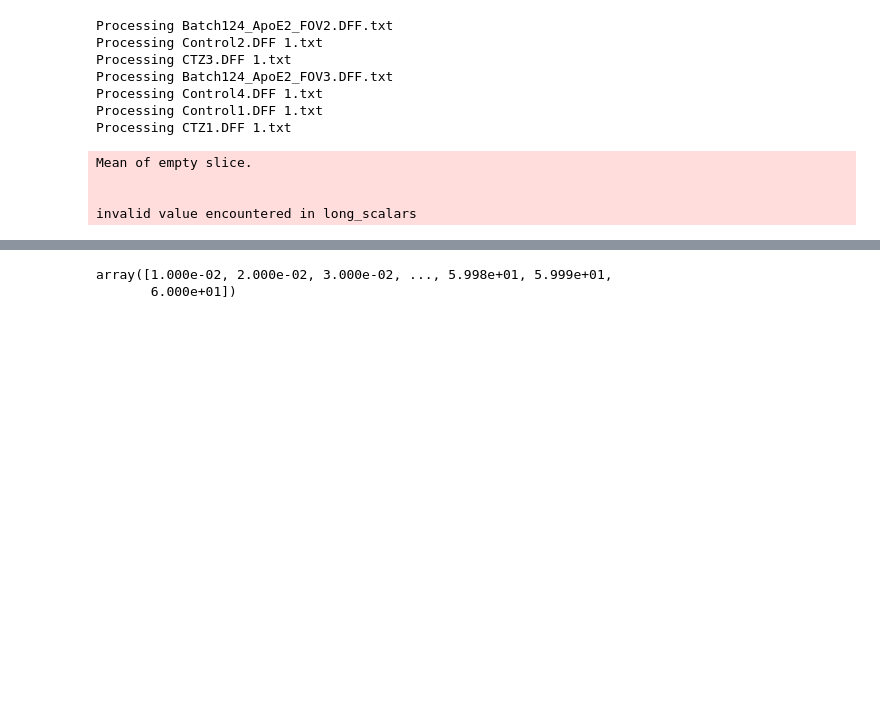
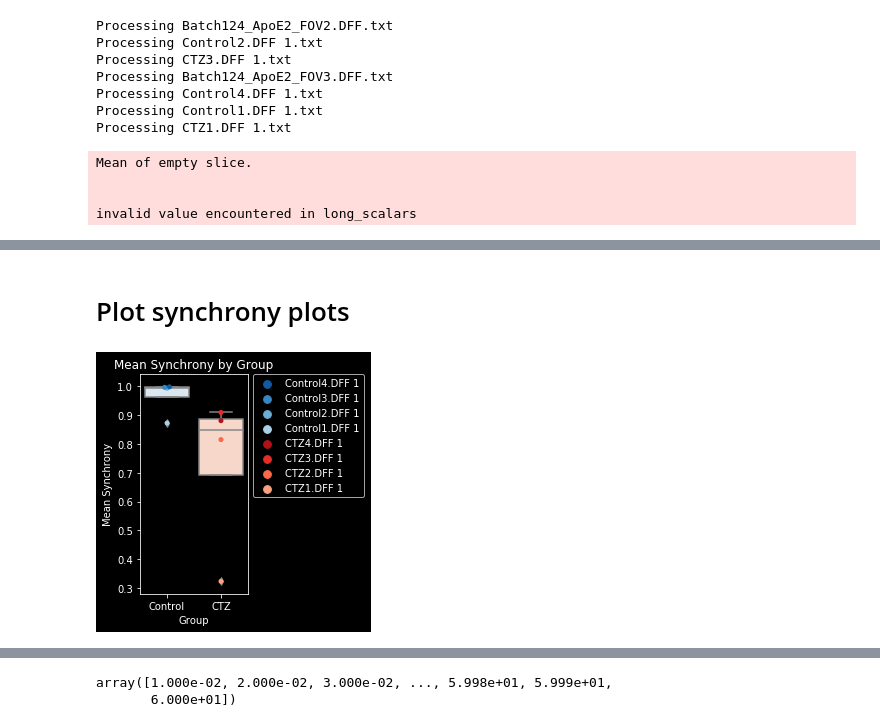
Before and after one commit to chesnov/fluorescent_peak_analysis, a Jupyter notebook: trace_feature_extract.ipynb, the cells around one changed output, grey strips where cells are left out. Drawn from its saved outputs; the diff is of its cells as text; code cells hidden in the pictures; blank space fills up the shorter version.

```diff
--- a/trace_feature_extract.ipynb
+++ b/trace_feature_extract.ipynb
@@ -386 +578,27 @@ invalid value encountered in long_scalars
+# %% [markdown]
+# Plot synchrony plots
+# %%
+#Remove all experiments that have "Batch" in the name
+experimets_synchrony_df = experimets_synchrony_df[~experimets_synchrony_df['experiment_id'].str.contains('Batch')]
+
+experimets_synchrony_df['group'] = experimets_synchrony_df['experiment_id'].apply(lambda x: 'CTZ' if 'CTZ' in x else 'Control')
+
+#sort the dataframe by group
+experimets_synchrony_df = experimets_synchrony_df.sort_values(['group', 'experiment_id'], ascending=False)
+
+#Use seaborn to plot a boxplot of the synchrony
+plt.figure(figsize=(4, 4))
+sns.boxplot(data=experimets_synchrony_df, x='group', y='mean_synchrony', palette=group_palette)
+#Add swarmplot
+sns.swarmplot(data=experimets_synchrony_df, x='group', y='mean_synchrony', hue='experiment_id', palette=experiment_palette)
+plt.legend(bbox_to_anchor=(1.05, 1), loc=2, borderaxespad=0.)
+plt.xlabel('Group')
+plt.ylabel('Mean Synchrony')
+plt.title('Mean Synchrony by Group')
+plt.tight_layout()
+#Seve as pdf
+plt.savefig('Mean_Synchrony_by_Group.pdf', format='pdf')
+plt.show()
+# %% [output]
+[figure, added]
 # %%
```
Also changed, not shown: parts of 8 cells of this notebook, 7 other files.
